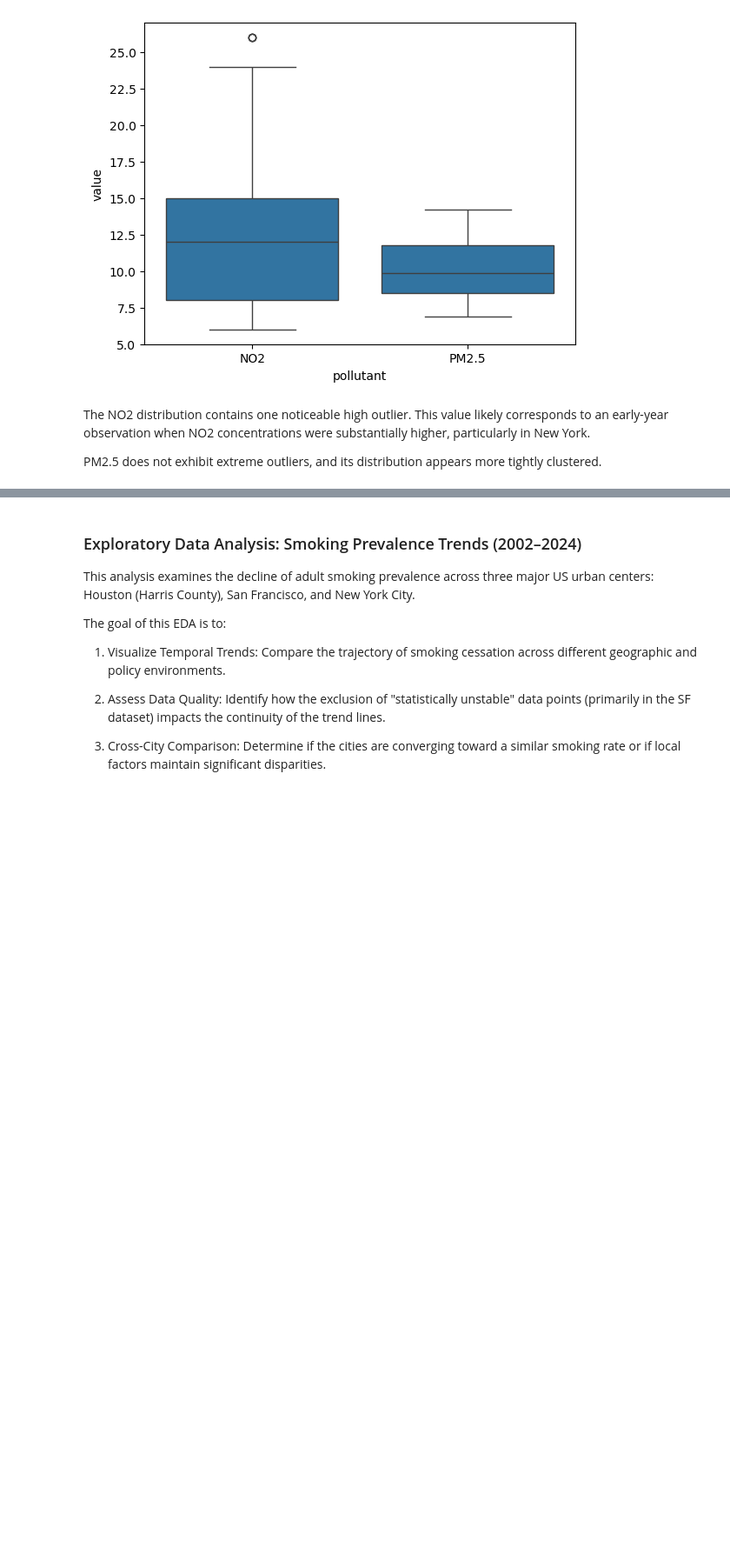
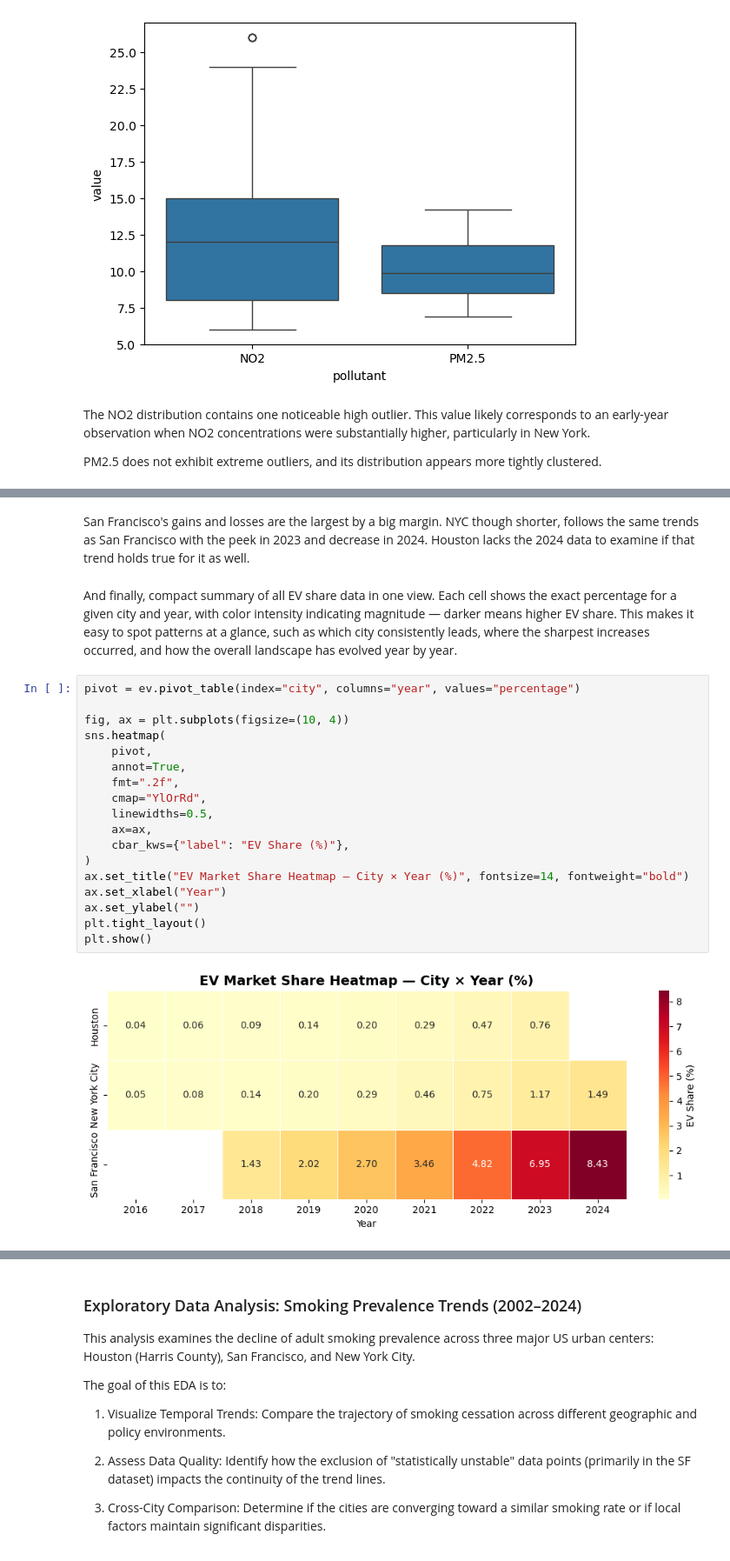
Before and after one commit to COGS108/Group026_WI26, a Jupyter notebook: 02-EDACheckpoint.ipynb, the cells around one changed output, grey strips where cells are left out. Shown at 87% size. Saved outputs shown, nothing was run; the diff lists cells and outputs as text; blank space fills up the shorter version.

```diff
--- a/02-EDACheckpoint.ipynb
+++ b/02-EDACheckpoint.ipynb
@@ -1360,0 +1467,24 @@ plt.show()
+# %% [markdown]
+San Francisco's gains and losses are the largest by a big margin. NYC though shorter, follows the same trends as San Francisco with the peek in 2023 and decrease in 2024. Houston lacks the 2024 data to examine if that trend holds true for it as well.
+# %% [markdown]
+And finally, compact summary of all EV share data in one view. Each cell shows the exact percentage for a given city and year, with color intensity indicating magnitude — darker means higher EV share. This makes it easy to spot patterns at a glance, such as which city consistently leads, where the sharpest increases occurred, and how the overall landscape has evolved year by year.
+# %%
+pivot = ev.pivot_table(index="city", columns="year", values="percentage")
+
+fig, ax = plt.subplots(figsize=(10, 4))
+sns.heatmap(
+    pivot,
+    annot=True,
+    fmt=".2f",
+    cmap="YlOrRd",
+    linewidths=0.5,
+    ax=ax,
+    cbar_kws={"label": "EV Share (%)"},
+)
+ax.set_title("EV Market Share Heatmap — City × Year (%)", fontsize=14, fontweight="bold")
+ax.set_xlabel("Year")
+ax.set_ylabel("")
+plt.tight_layout()
+plt.show()
+# %% [output]
+[figure, added]
```
Also changed, not shown: parts of 20 cells of this notebook.
